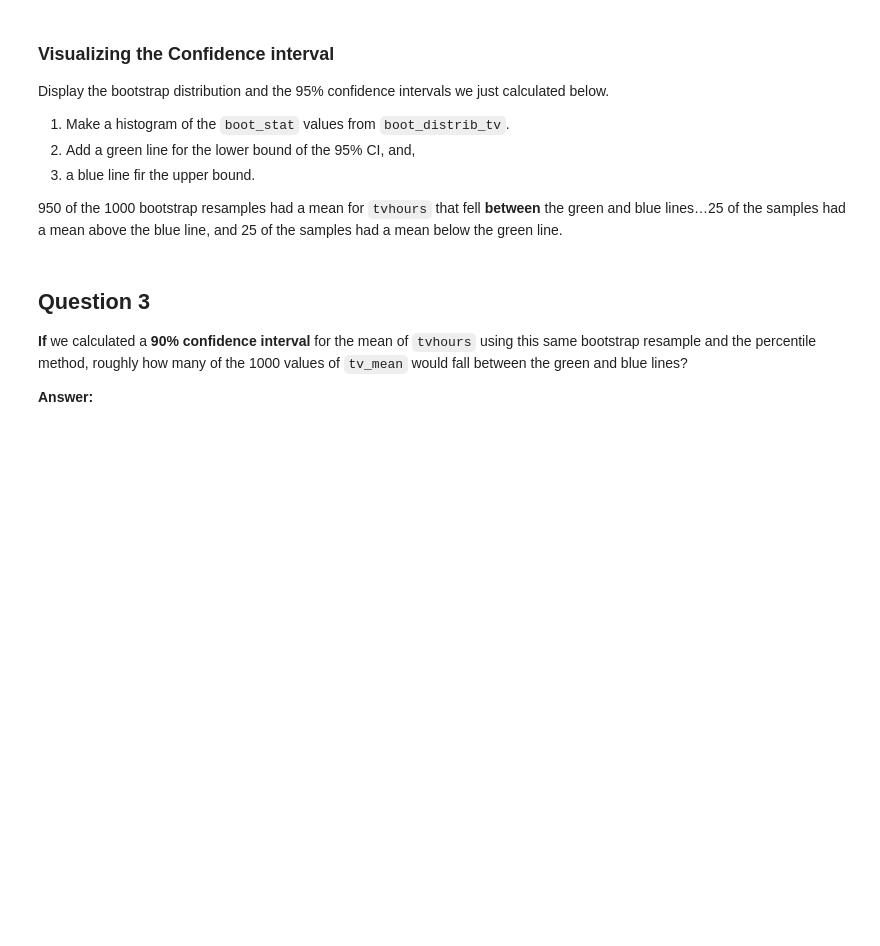
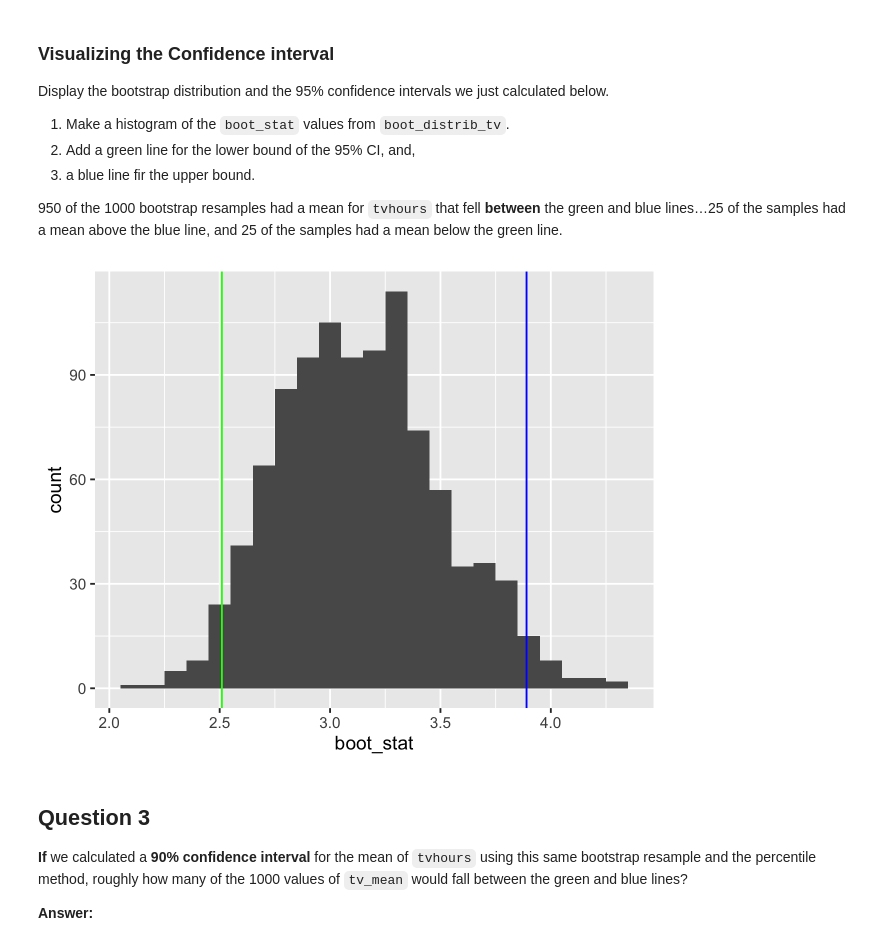
Before and after one commit to evandevine1/a07, a Jupyter notebook: assignment8.ipynb, the cells around one changed output. Cells and saved outputs as stored; diff of their text form; code cells hidden in the pictures; blank space fills up the shorter version.

```diff
--- a/assignment8.ipynb
+++ b/assignment8.ipynb
@@ -227,6 +254,13 @@ calculated below.
 950 of the 1000 bootstrap resamples had a mean for `tvhours` that fell **between**
 the green and blue lines…25 of the samples had a mean above the blue
 line, and 25 of the samples had a mean below the green line.
+# %%
+ggplot(data = boot_distrib_tv, aes(x = boot_stat)) +
+    geom_histogram(binwidth = 0.1) +
+    geom_vline(xintercept = 2.51, color = "green") +
+    geom_vline(xintercept = 3.89, color = "blue")
+# %% [output]
+[figure, added]
 # %% [markdown]
 ## Question 3
 
```
Also changed, not shown: parts of 20 cells of this notebook.
